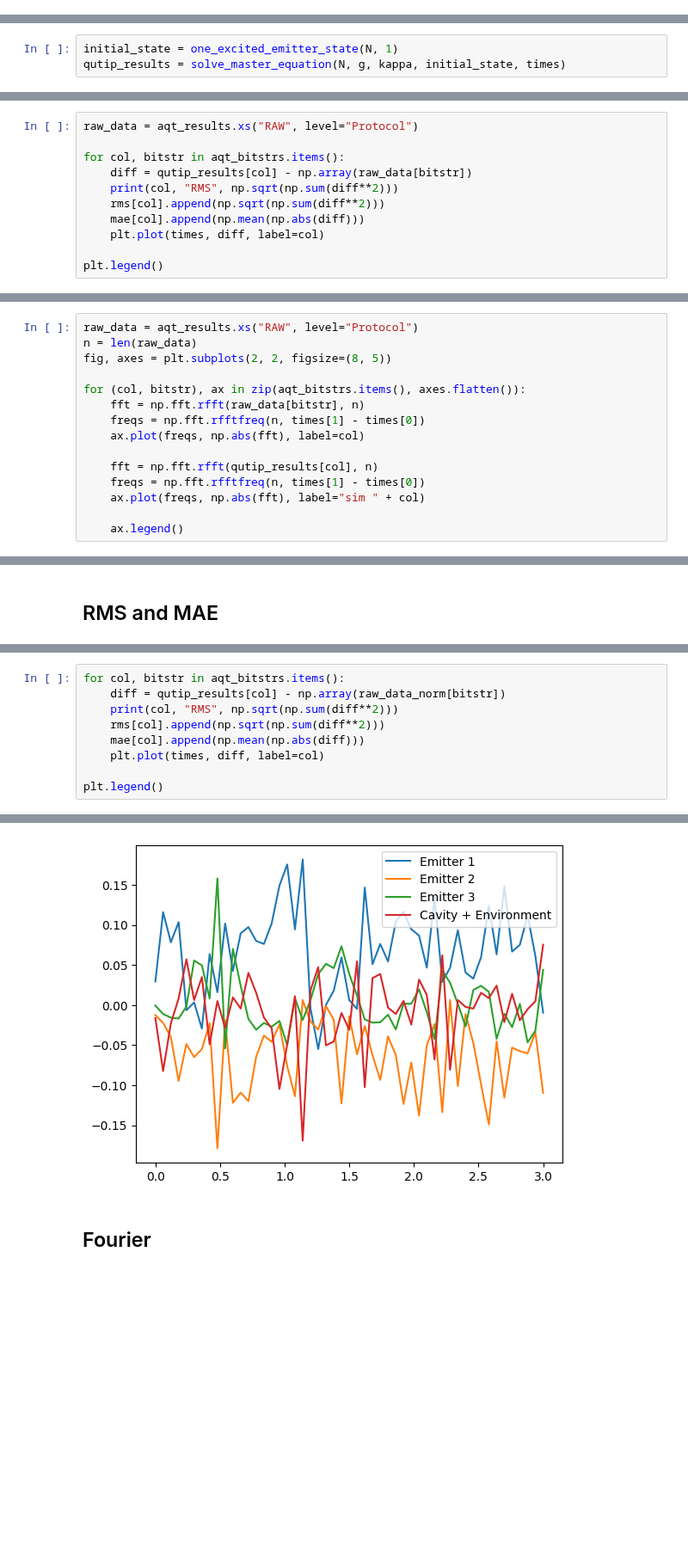
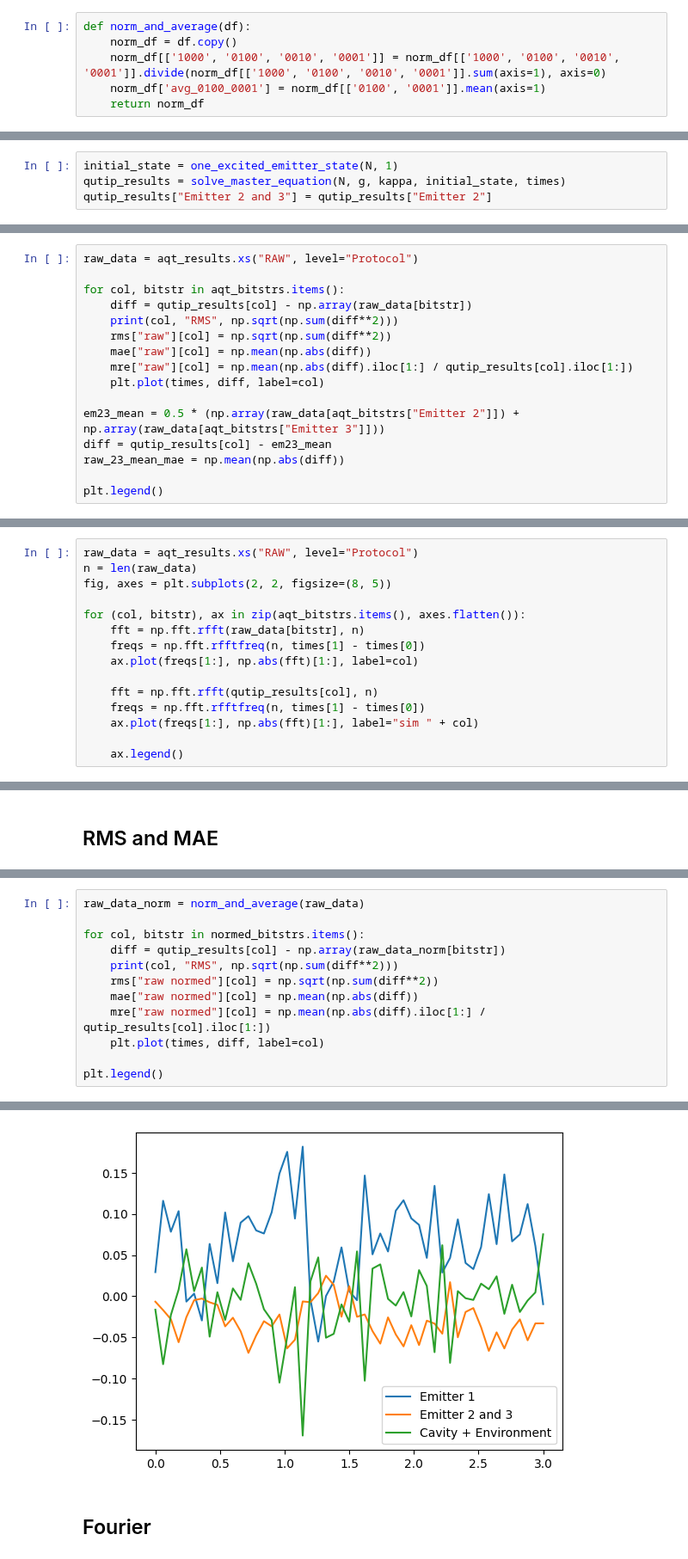
Before and after one commit to radulaski/CQED_quantum_simulation, a Jupyter notebook: data/AQT/aqt_vs_sim.ipynb, the cells around one changed output, grey strips where cells are left out. Shown at 86% size. Drawn from its saved outputs; the diff is of its cells as text; blank space fills up the shorter version.

```diff
--- a/data/AQT/aqt_vs_sim.ipynb
+++ b/data/AQT/aqt_vs_sim.ipynb
@@ -20,3 +27,9 @@ aqt_bitstrs = {
+# %%
+def norm_and_average(df):
+    norm_df = df.copy()
+    norm_df[['1000', '0100', '0010', '0001']] = norm_df[['1000', '0100', '0010', '0001']].divide(norm_df[['1000', '0100', '0010', '0001']].sum(axis=1), axis=0)
+    norm_df['avg_0100_0001'] = norm_df[['0100', '0001']].mean(axis=1)
+    return norm_df
 # %%
 N = 3
 g = 4
@@ -25,3 +38,4 @@ times = np.linspace(0, 3, 51)
 # %%
 initial_state = one_excited_emitter_state(N, 1)
 qutip_results = solve_master_equation(N, g, kappa, initial_state, times)
+qutip_results["Emitter 2 and 3"] = qutip_results["Emitter 2"]
@@ -49,10 +106,15 @@ raw_data = aqt_results.xs("RAW", level="Protocol")
 for col, bitstr in aqt_bitstrs.items():
     diff = qutip_results[col] - np.array(raw_data[bitstr])
     print(col, "RMS", np.sqrt(np.sum(diff**2)))
-    rms[col].append(np.sqrt(np.sum(diff**2)))
-    mae[col].append(np.mean(np.abs(diff)))
+    rms["raw"][col] = np.sqrt(np.sum(diff**2))
+    mae["raw"][col] = np.mean(np.abs(diff))
+    mre["raw"][col] = np.mean(np.abs(diff).iloc[1:] / qutip_results[col].iloc[1:])
     plt.plot(times, diff, label=col)
 
+em23_mean = 0.5 * (np.array(raw_data[aqt_bitstrs["Emitter 2"]]) + np.array(raw_data[aqt_bitstrs["Emitter 3"]]))
+diff = qutip_results[col] - em23_mean
+raw_23_mean_mae = np.mean(np.abs(diff))
+
 plt.legend()
 # %% [output]
 Emitter 1 RMS 1.4502429304615068
@@ -71,11 +133,11 @@ fig, axes = plt.subplots(2, 2, figsize=(8, 5))
 for (col, bitstr), ax in zip(aqt_bitstrs.items(), axes.flatten()):
     fft = np.fft.rfft(raw_data[bitstr], n)
     freqs = np.fft.rfftfreq(n, times[1] - times[0])
-    ax.plot(freqs, np.abs(fft), label=col)
+    ax.plot(freqs[1:], np.abs(fft)[1:], label=col)
 
     fft = np.fft.rfft(qutip_results[col], n)
     freqs = np.fft.rfftfreq(n, times[1] - times[0])
-    ax.plot(freqs, np.abs(fft), label="sim " + col)
+    ax.plot(freqs[1:], np.abs(fft)[1:], label="sim " + col)
 
     ax.legend()
 # %% [output]
@@ -91,9 +149,12 @@ raw_data_norm['avg_0100_0010'] = raw_data_norm[['0100', '0010']].mean(axis=1)
 # %%
-for col, bitstr in aqt_bitstrs.items():
+raw_data_norm = norm_and_average(raw_data)
+
+for col, bitstr in normed_bitstrs.items():
     diff = qutip_results[col] - np.array(raw_data_norm[bitstr])
     print(col, "RMS", np.sqrt(np.sum(diff**2)))
-    rms[col].append(np.sqrt(np.sum(diff**2)))
-    mae[col].append(np.mean(np.abs(diff)))
+    rms["raw normed"][col] = np.sqrt(np.sum(diff**2))
+    mae["raw normed"][col] = np.mean(np.abs(diff))
+    mre["raw normed"][col] = np.mean(np.abs(diff).iloc[1:] / qutip_results[col].iloc[1:])
     plt.plot(times, diff, label=col)
 
 plt.legend()
@@ -104,6 +164,6 @@ Emitter 3 RMS 0.27492574544996645
 Cavity + Environment RMS 0.330786839693802
 <matplotlib.legend.Legend at 0x...>
-[figure, old version]
+[figure, new version]
 # %% [markdown]
 ## Fourier
 # %%
```
Also changed, not shown: parts of 30 cells of this notebook, 7 other files.
